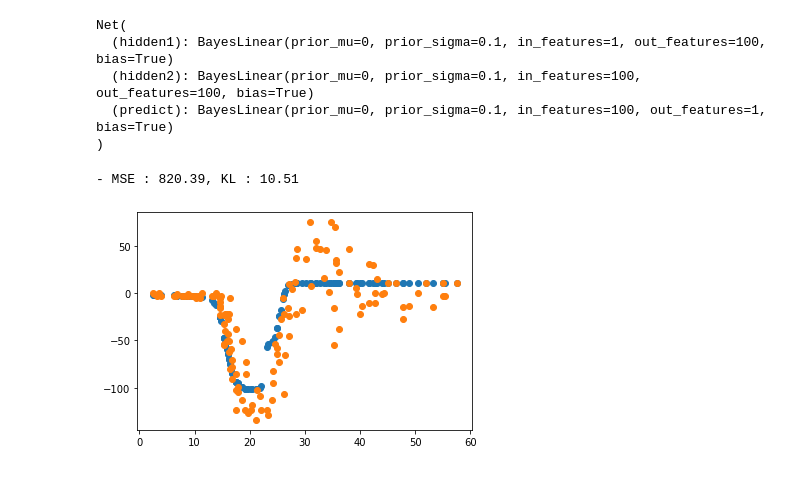
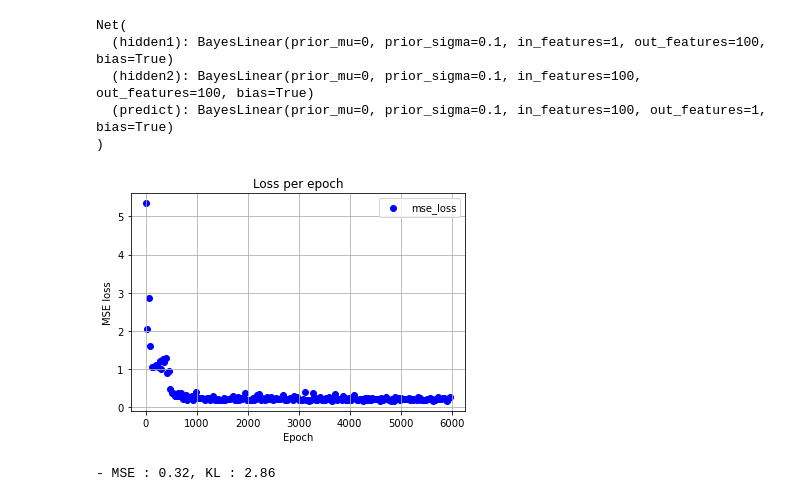
Before and after one commit to nalatraz/DeepLearning_Project7a, a Jupyter notebook: Bayesian Linear - Motorcycle Test.ipynb, the cells around one changed output. Drawn from its saved outputs; the diff is of its cells as text; code cells hidden in the pictures.

```diff
--- a/Bayesian Linear - Motorcycle Test.ipynb
+++ b/Bayesian Linear - Motorcycle Test.ipynb
@@ -280,36 +287,55 @@ Net(
 )
 # %%
 net = net.float()
+n_epochs = 6000 # or whatever
+batch_size = 32 # or whatever
+
+train_loader = DataLoader(TensorDataset(x, y), batch_size=batch_size, shuffle=True)
 
 optimizer = optim.Adam(net.parameters(), lr=0.01)
 mse_loss = nn.MSELoss()
 
 kl_loss = BKLLoss(reduction='mean', last_layer_only=False)
 kl_weight = 0.01
 
-for t in range(1000):
+for epoch in range(n_epochs):
+    count = 0
+    mse_all = 0
+    # Run batch
+    for x_train, y_train in train_loader:
+        count += 1
 
-    optimizer.zero_grad()
+        optimizer.zero_grad()
 
-    prediction = net(x.float())     # input x and predict based on x
+        prediction = net(x_train.float())     # input x and predict based on x
 
-    mse = mse_loss(prediction, y.float())
+        mse = mse_loss(prediction, y_train.float())
 
-    kl = kl_loss(net)
+        kl = kl_loss(net)
 
-    cost = mse + kl_weight*kl
+        loss = mse + kl_weight*kl
 
-    cost.float().backward()
+        loss.float().backward()
 
-    optimizer.step()
+        optimizer.step()
+
+        mse_all += mse
+    if epoch % 30 == 0:
+        fig1 = plt.scatter(epoch, mse_all.detach().numpy()/count,color = 'blue') #, label='combined_loss')
+plt.title('Loss per epoch')
+plt.xlabel('Epoch')
+plt.ylabel('MSE loss')
+plt.grid()
+plt.legend(['mse_loss'])
+plt.show()
 
 print('- MSE : %2.2f, KL : %2.2f' % (mse.item(), kl.item()))
 # %% [output]
+[figure, added]
-- MSE : 820.39, KL : 10.51
+- MSE : 0.32, KL : 2.86
 # %%
+prediction = net(x.float()).squeeze().detach().numpy()
 plt.figure()
-plt.scatter(x, prediction.detach().numpy())
+plt.scatter(x, prediction)
 plt.scatter(x, y)
 plt.show()
-# %% [output]
-[figure, removed]
```
Also changed, not shown: parts of 20 cells of this notebook, 1 other file.
